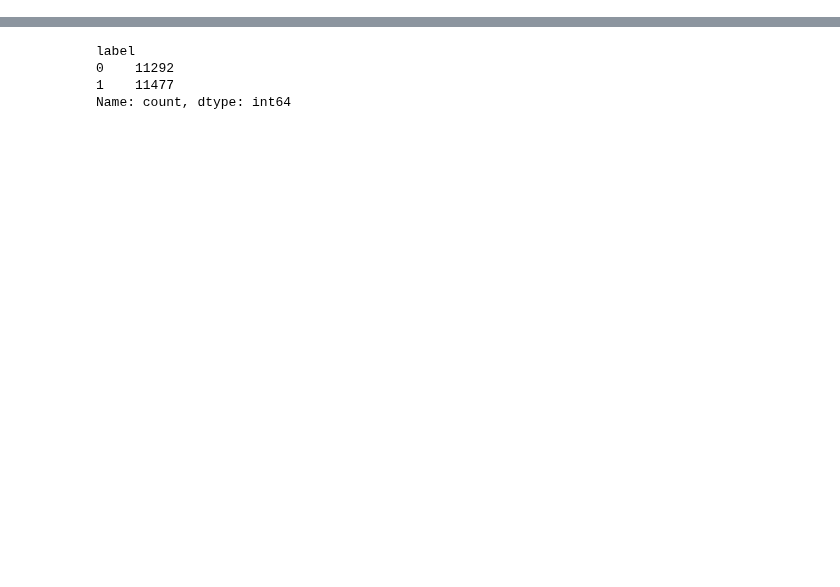
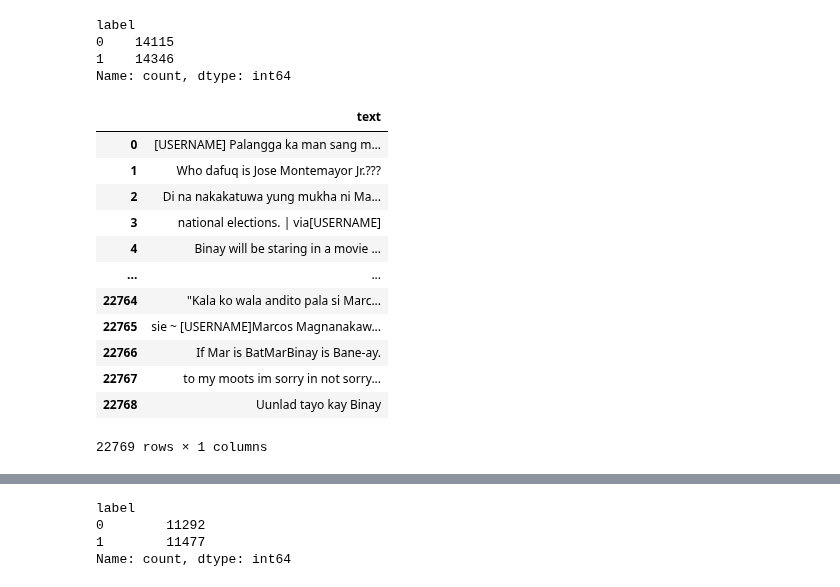
Before and after one commit to NateCross/tag-hate-elf, a Jupyter notebook: lstm_train.ipynb, the cells around one changed output, grey strips where cells are left out. Cells and saved outputs as stored; diff of their text form; code cells hidden in the pictures; blank space fills up the shorter version.

```diff
--- a/lstm_train.ipynb
+++ b/lstm_train.ipynb
@@ -66,0 +56,7 @@ Name: label, Length: 22769, dtype: int64
+# %%
+dataset['label'].value_counts(ascending=True)
+# %% [output]
+label
+0    14115
+1    14346
+Name: count, dtype: int64
@@ -66,0 +140,16 @@ Name: label, Length: 22769, dtype: int64
+# %%
+pd.DataFrame(X_train)
+# %% [output]
+|  | text |
+| 0 | [USERNAME] Palangga ka man sang m... |
+| 1 | Who dafuq is Jose Montemayor Jr.??? |
+| 2 | Di na nakakatuwa yung mukha ni Ma... |
+| 3 | national elections. | via[USERNAME] |
+| 4 | Binay will be staring in a movie ... |
+| ... | ... |
+| 22764 | "Kala ko wala andito pala si Marc... |
+| 22765 | sie ~ [USERNAME]Marcos Magnanakaw... |
+| 22766 | If Mar is BatMarBinay is Bane-ay. |
+| 22767 | to my moots im sorry in not sorry... |
+| 22768 | Uunlad tayo kay Binay |
+22769 rows × 1 columns
```
Also changed, not shown: parts of 29 cells of this notebook, 1 other file.
